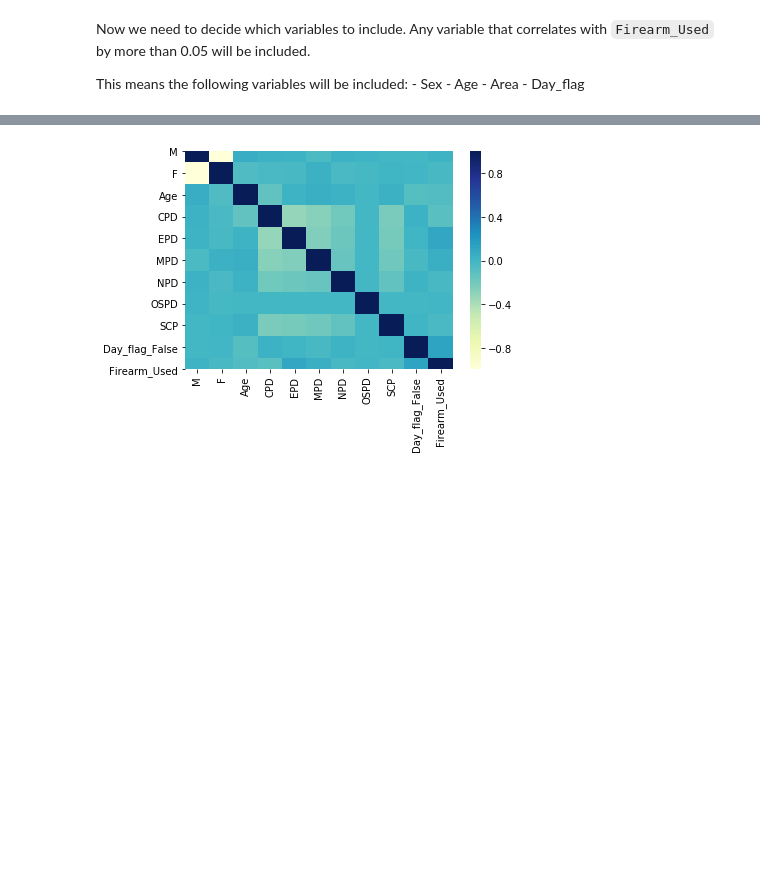
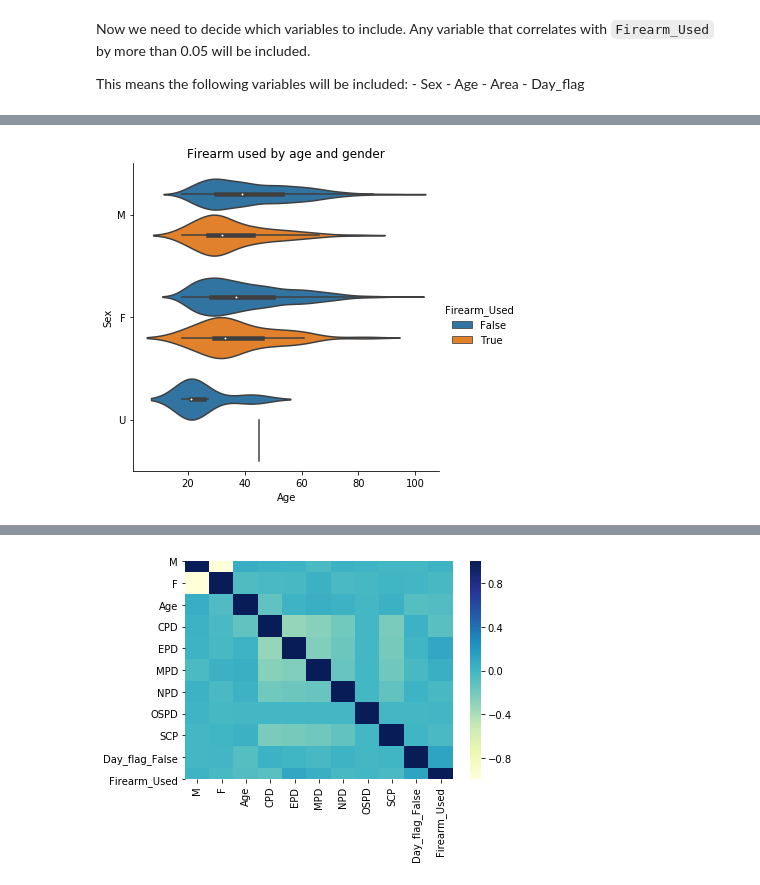
Before and after one commit to mar-berk/Machine-learning, a Jupyter notebook: Final Project/Crime Prediction.ipynb, the cells around one changed output, grey strips where cells are left out. Saved outputs shown, nothing was run; the diff lists cells and outputs as text; code cells hidden in the pictures; blank space fills up the shorter version.

```diff
--- a/Final Project/Crime Prediction.ipynb
+++ b/Final Project/Crime Prediction.ipynb
@@ -148,0 +164,6 @@ This means the following variables will be included:
+# %%
+sns.catplot(x="Age", y="Sex", hue="Firearm_Used", kind="violin", data=df)
+plt.title('Firearm used by age and gender')
+plt.show()
+# %% [output]
+[figure, added]
```
Also changed, not shown: parts of 23 cells of this notebook.
